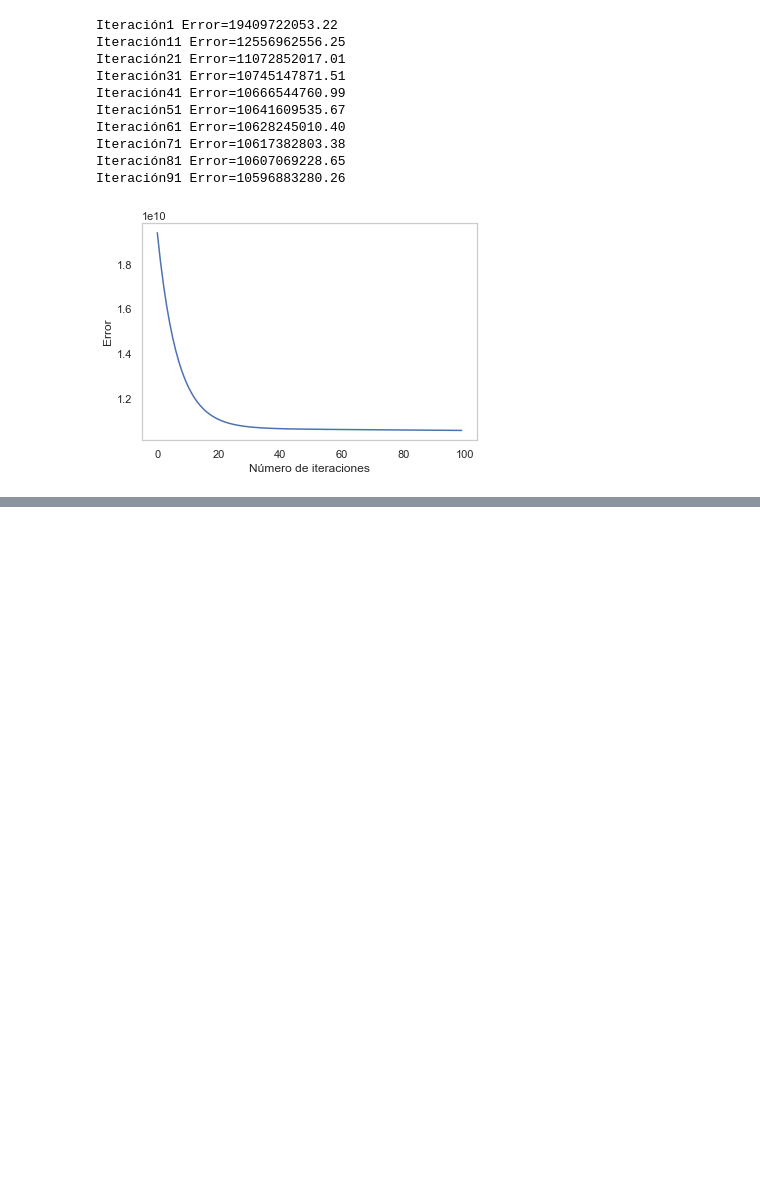
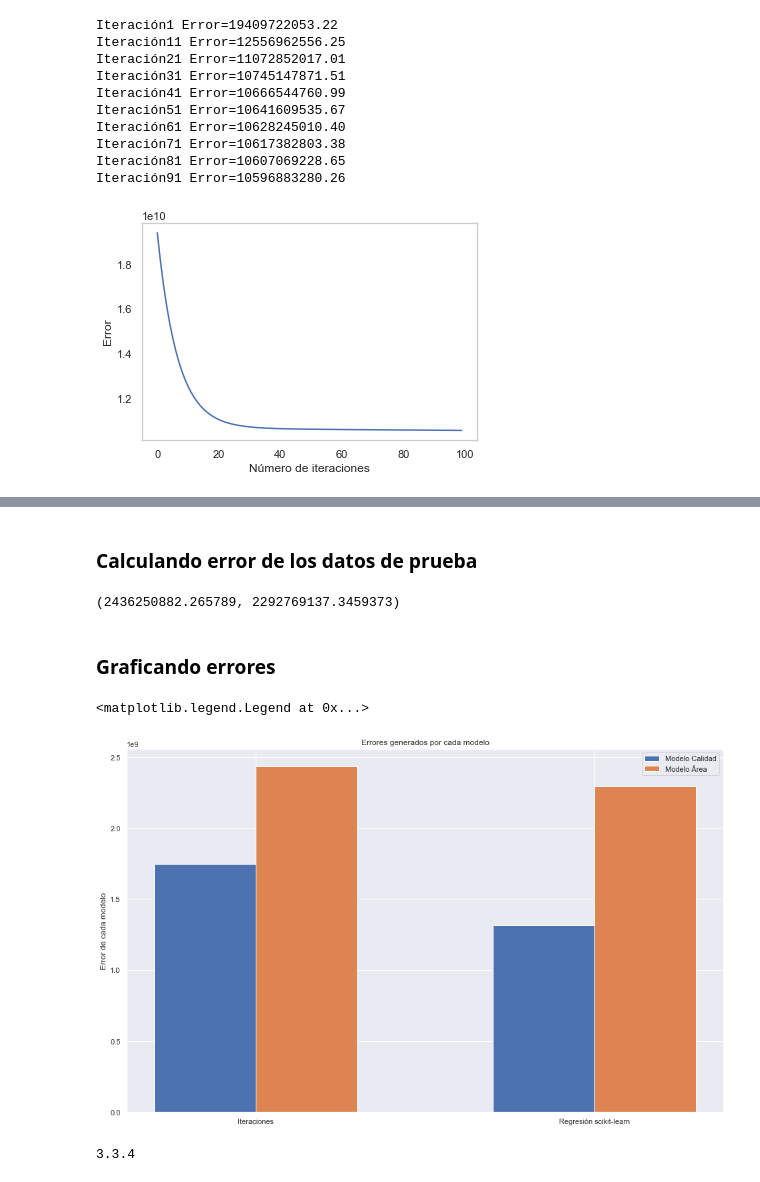
Before and after one commit to hugovi8/Proyecto_final, a Jupyter notebook: Proyecto_final.ipynb, the cells around one changed output, grey strips where cells are left out. Saved outputs shown, nothing was run; the diff lists cells and outputs as text; code cells hidden in the pictures; blank space fills up the shorter version.

```diff
--- a/Proyecto_final.ipynb
+++ b/Proyecto_final.ipynb
@@ -173,0 +199,48 @@ array([[153.43481204,   0.81954978],
+# %%
+t_1 = np.expand_dims(x_test_data[:,0],1)
+t_2 = np.expand_dims(x_test_data[:,1],1)
+yt = np.expand_dims(y_test_data,1)
+# %%
+y_hat_i_x_1,regliny_hat_x_1,y_hat_avg_x_1 = prediction(xx,reglinx_1,t_1)
+y_hat_i_x_2,regliny_hat_x_2,y_hat_avg_x_2 = prediction(xx_2,reglinx_2,t_2)
+# %% [markdown]
+### Calculando error de los datos de prueba
+# %%
+def errortestdata(yit,yreg,yr):
+    erroryit = 1/2*(np.mean((yit-yt)**2))
+    erroryreg = 1/2*(np.mean((yreg-yt)**2))
+
+    return erroryit,erroryreg
+# %%
+error_model_x1i,error_model_x1r = errortestdata(y_hat_i_x_1,regliny_hat_x_1,yt)
+error_model_x2i,error_model_x2r = errortestdata(y_hat_i_x_2,regliny_hat_x_2,yt)
+# %%
+error_model_x2i,error_model_x2r
+# %% [output]
+(2436250882.265789, 2292769137.3459373)
+# %% [markdown]
+### Graficando errores
+# %%
+labels = ['Iteraciones','Regresión scikit-learn']
+error_iterations = [error_model_x1i,error_model_x1r]
+error_reg = [error_model_x2i,error_model_x2r]
+
+loc = np.arange(len(labels))
+width = 0.3
+fig, ax = plt.subplots(figsize=(16, 10))
+labmod1 = ax.bar(loc - width/2, error_iterations, width, label='Modelo Calidad')
+labmod2 = ax.bar(loc + width/2, error_reg, width, label='Modelo Área')
+
+ax.set_ylabel('Error de cada modelo')
+ax.set_title('Errores generados por cada modelo')
+ax.set_xticks(loc)
+ax.set_xticklabels(labels)
+
+ax.legend()
+# %% [output]
+<matplotlib.legend.Legend at 0x...>
+[figure, added]
+# %%
+¿
+# %% [output]
+3.3.4
```
Also changed, not shown: parts of 14 cells of this notebook.
